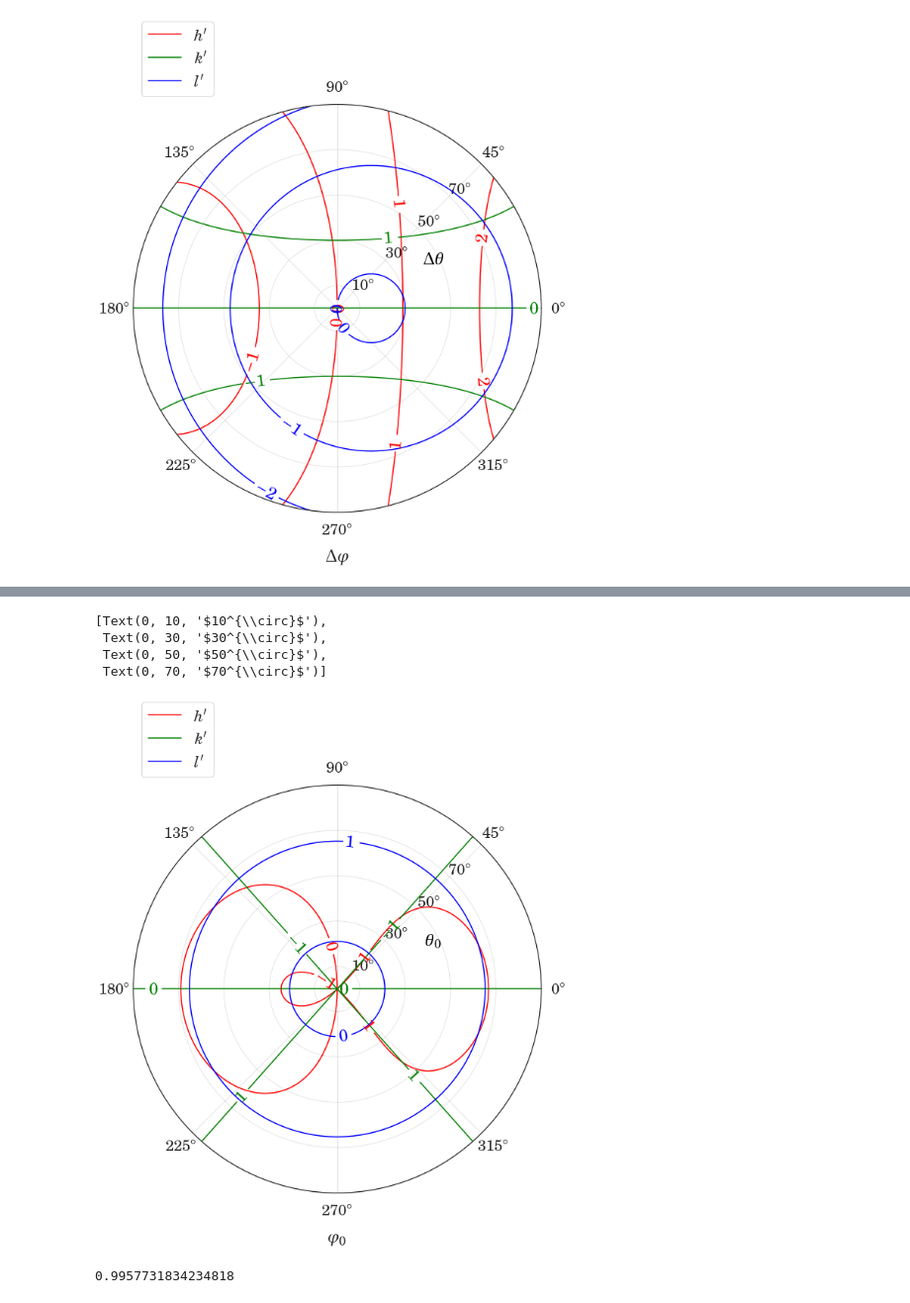
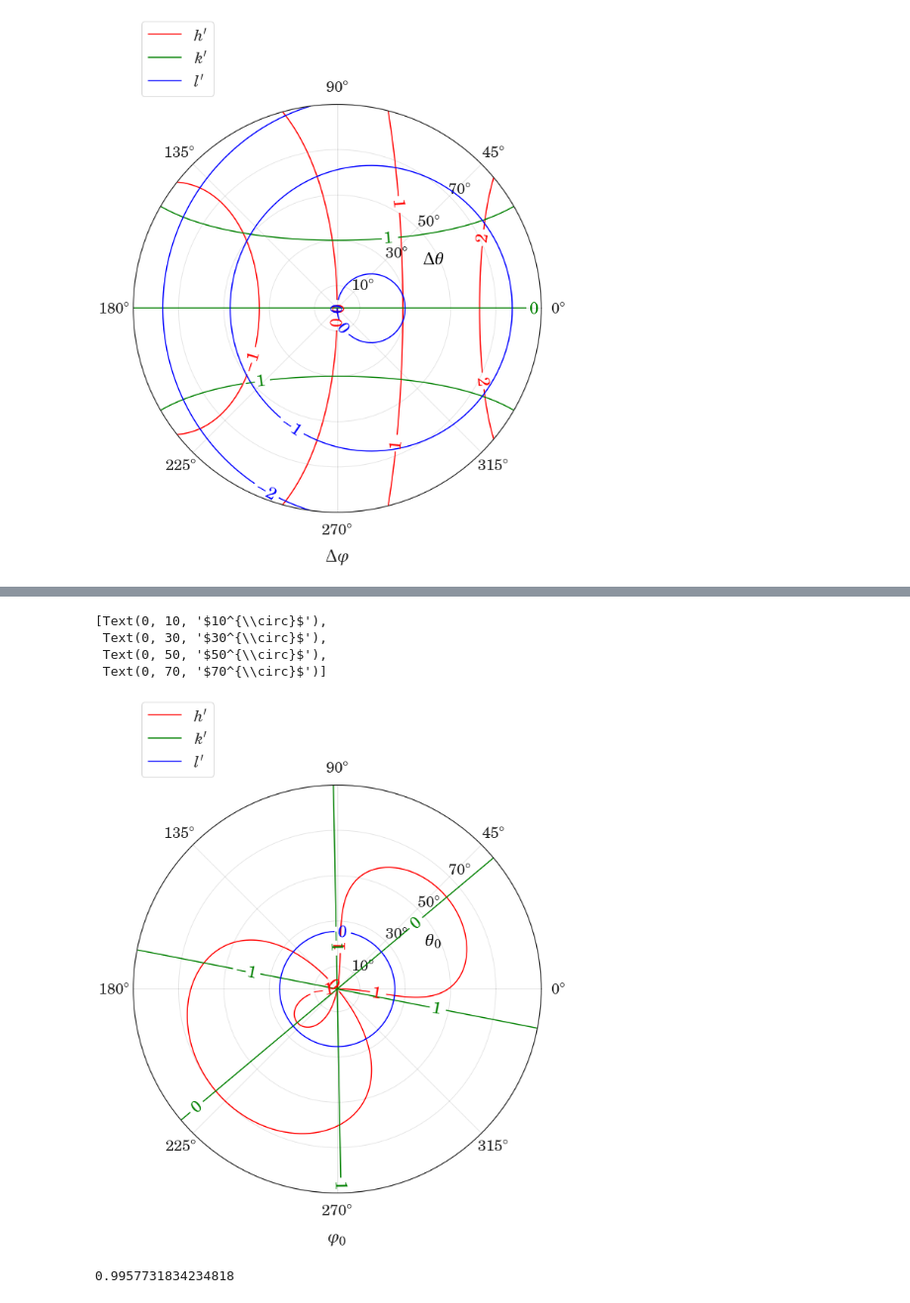
Before and after one commit to Misery7100-Magistracy/Angular-dispersion-boost, a Jupyter notebook: computations/plot_mstm.ipynb, the cells around one changed output, grey strips where cells are left out. Shown: that part at 99% size. Cells and saved outputs as stored; diff of their text form; code cells hidden in the pictures.

Commit message:
plot mstm update

```diff
--- a/computations/plot_mstm.ipynb
+++ b/computations/plot_mstm.ipynb
@@ -448,8 +455,8 @@ drel = 2
 phi0 = np.linspace(0, 360, 180)
 theta0 = np.linspace(0, 90, 180)
 
-dtheta = 42
-dphi = 0
+dtheta = 40
+dphi = 40
 
 # 270 - t only for theta from 180 to 90 (to reverse polar plot)
 h_prime = np.array([[calc_h(dtheta, dphi, drel, p0, t0) for p0 in phi0] for t0 in theta0])
@@ -476,34 +483,34 @@ aa3 = ax.contour(phi0mesh, theta0mesh, l_prime, levels, colors='blue')
 
 ax.clabel(aa, inline=1)
 ax.clabel(aa2, inline=1)
 ax.clabel(aa3, inline=1)
 
 colors = ['red', 'green', 'blue']
 lines = [Line2D([0], [0], color=c) for c in colors]
 labels = [r'$h^\prime$', r'$k^\prime$', r'$l^\prime$']
 plt.legend(lines, labels, loc='lower left', bbox_to_anchor=(0, 1, 1, 0))
 
 #im = ax.imshow(l_prime, extent=[dphi[0], dphi[-1], dtheta[0], dtheta[-1]], origin='lower', aspect=2, cmap='turbo')
 
 #cbar = plt.colorbar(im)
 
 ax.set_xlabel(r'$\varphi_0$', labelpad=15)
 rlab = ax.set_ylabel(r'$\theta_0$', color='black')
 rlab.set_position((5, 0.6))
 rlab.set_rotation(0)
 ax.yaxis.labelpad = -400
 
 ax.set_xticklabels([r'$' + str(i) + r'^{\circ}$' for i in range(0, 360, 45)])
 ax.xaxis.set_tick_params(pad=10)
 #ax.set_rgrids(range(10, 80, 20), angle=45)
 ax.set_rgrids(range(10, 80, 20), angle=45)
 ax.set_yticklabels([r'$' + str(i) + r'^{\circ}$' for i in range(10, 80, 20)])
 # %% [output]
 [Text(0, 10, '$10^{\\circ}$'),
  Text(0, 30, '$30^{\\circ}$'),
  Text(0, 50, '$50^{\\circ}$'),
  Text(0, 70, '$70^{\\circ}$')]
-[figure, old version]
+[figure, new version]
 # %%
 calc_l(dtheta, dphi, drel, 65)
 # %% [output]
```
Also changed, not shown: parts of 4 cells of this notebook.
